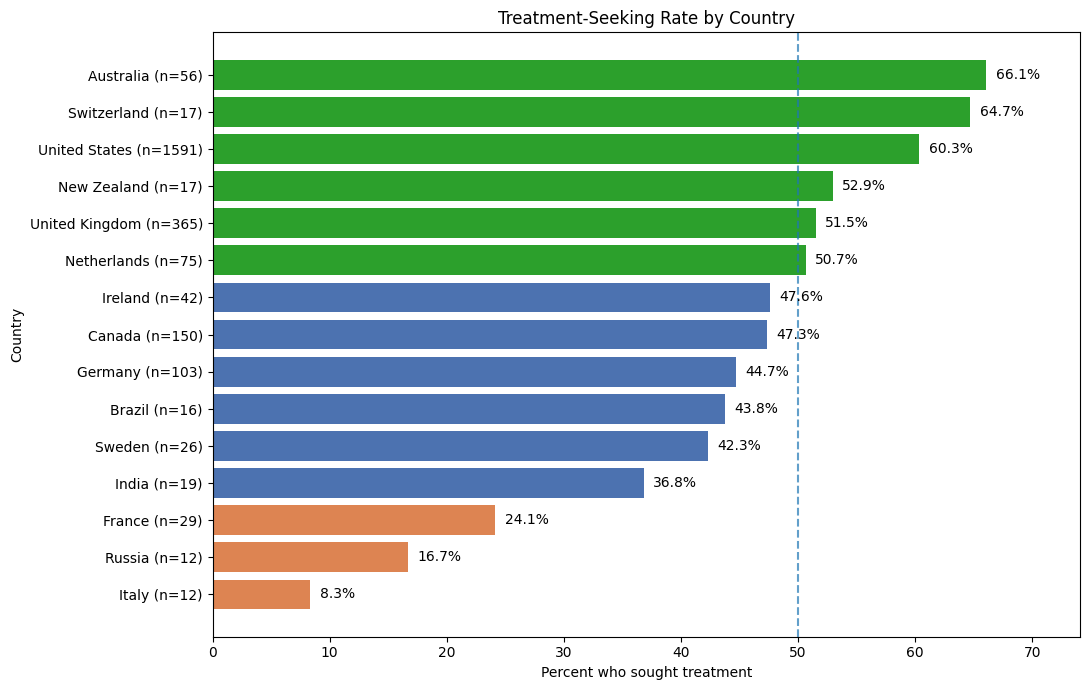
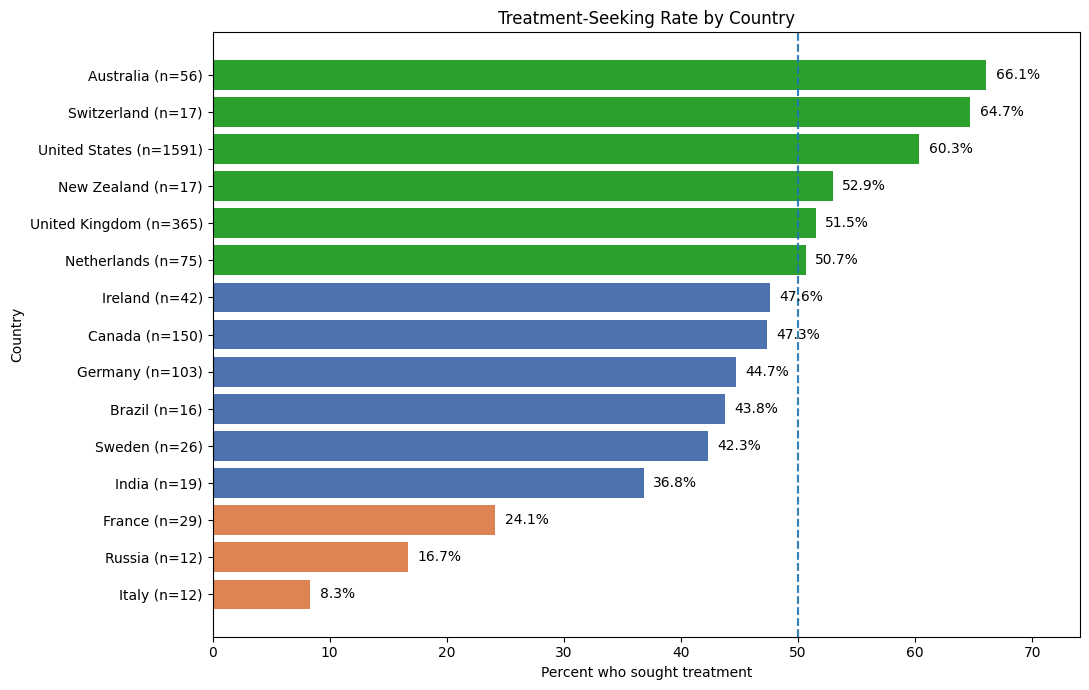
The change to this notebook cell's code, shown as a diff; its figure went from the first image to the second:
--- before
+++ after
@@ -20,4 +20,5 @@
 values = country_treat['treatment_rate'] * 100
 colors = []
+# rough color buckets just to make higher/lower treatment rates easier to see
 for val in values:
     if val >= 50:
@@ -39,4 +40,6 @@
     )
 
+# 50% line shows which countries are above/below a majority treatment rate
+ax.axvline(50, linestyle='--', alpha=0.7)
 ax.axvline(50, linestyle='--', alpha=0.7)
 ax.set_title('Treatment-Seeking Rate by Country')

Commit: Fixing visual code